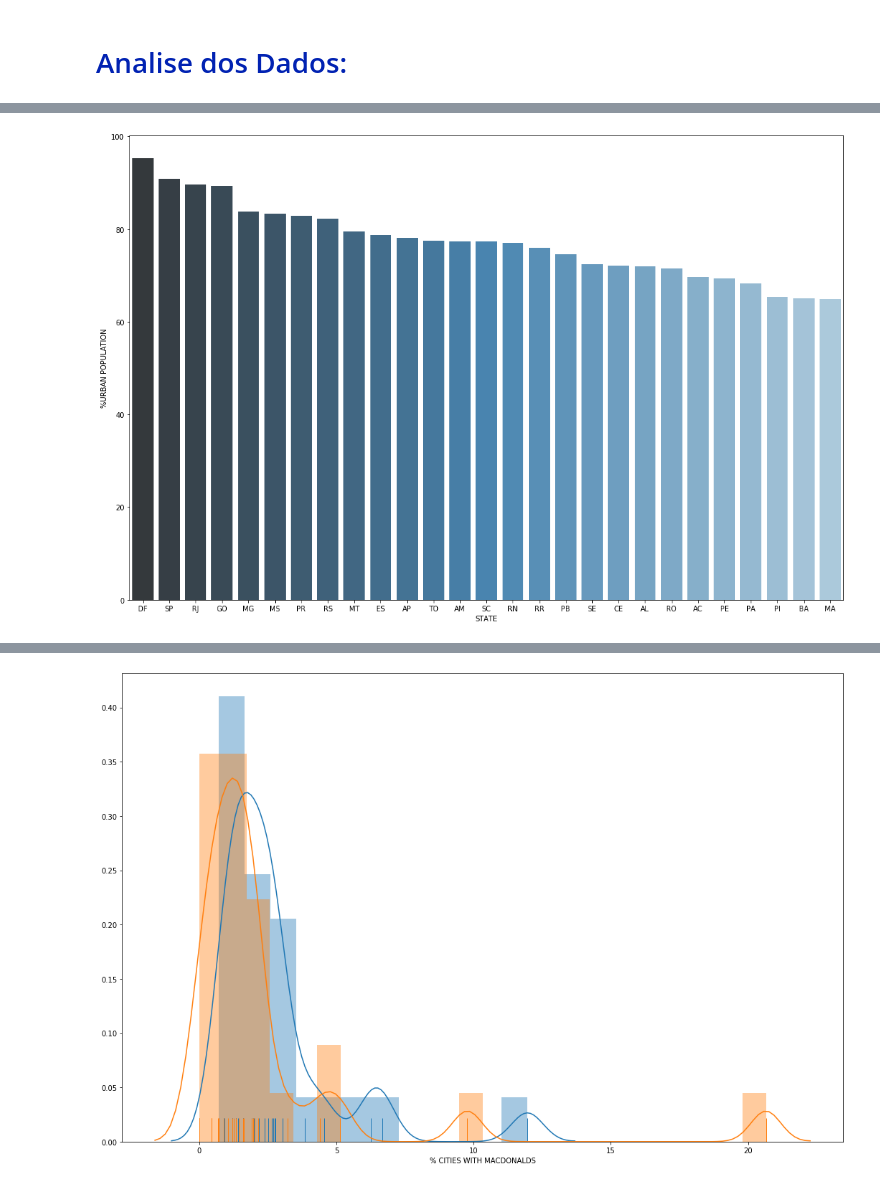
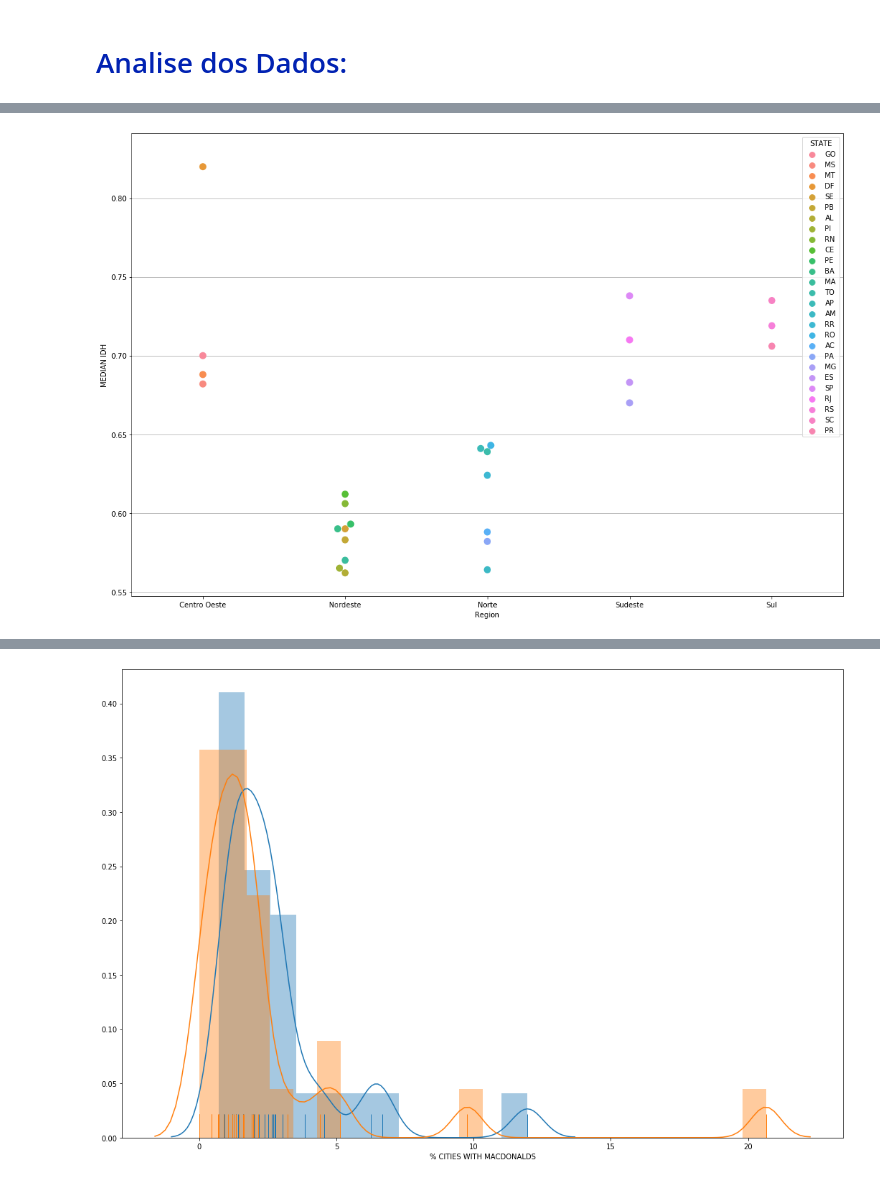
Before and after one commit to Igor-Arantes/Analise_municipios_brasileiros, a Jupyter notebook: Analise dos Municipios Brasileiros.ipynb, the cells around one changed output, grey strips where cells are left out. Cells and saved outputs as stored; diff of their text form; code cells hidden in the pictures.

Commit message:
Adição por região e melhoria nos graficos

```diff
--- a/Analise dos Municipios Brasileiros.ipynb
+++ b/Analise dos Municipios Brasileiros.ipynb
@@ -104,6 +104,10 @@ idh_median = []
 for state in states:
     idh_median.append(round(cities_dataframe[['IDHM']][cities_dataframe['STATE']==state].median()[0],3))
 state_dataframe['MEDIAN IDH'] = idh_median
+# %%
+#Adcionando informação de região
+region = ['Centro Oeste','Sudeste','Norte','Nordeste','Nordeste','Sul','Sul','Nordeste','Norte','Nordeste','Nordeste','Nordeste','Sul','Centro Oeste','Norte','Sudeste','Sudeste','Nordeste','Nordeste','Centro Oeste','Norte','Norte','Norte','Norte','Nordeste','Sudeste','Centro Oeste']
+state_dataframe['Region'] = region
 # %% [markdown]
 <h1><font size='18' color='#0122B2'>Analise dos Dados:</font></h1>
 # %%
@@ -119,5 +147,6 @@ ax = sns.barplot(x='STATE', y='%POPULATION', data=state_dataframe.sort_values(by
 # %%
 plt.figure(figsize=(18,12))
-ax = sns.barplot(x='STATE', y='%URBAN POPULATION', data=state_dataframe.sort_values(by=['%URBAN POPULATION'],ascending=False),palette="Blues_d")
+sns.swarmplot(x='Region', y='MEDIAN IDH',hue='STATE', data=state_dataframe.sort_values(by=['Region']),size=10)
+plt.grid(axis='y',linestyle='-')
 # %% [output]
-[figure, old version]
+[figure, new version]
```
Also changed, not shown: parts of 10 cells of this notebook.
